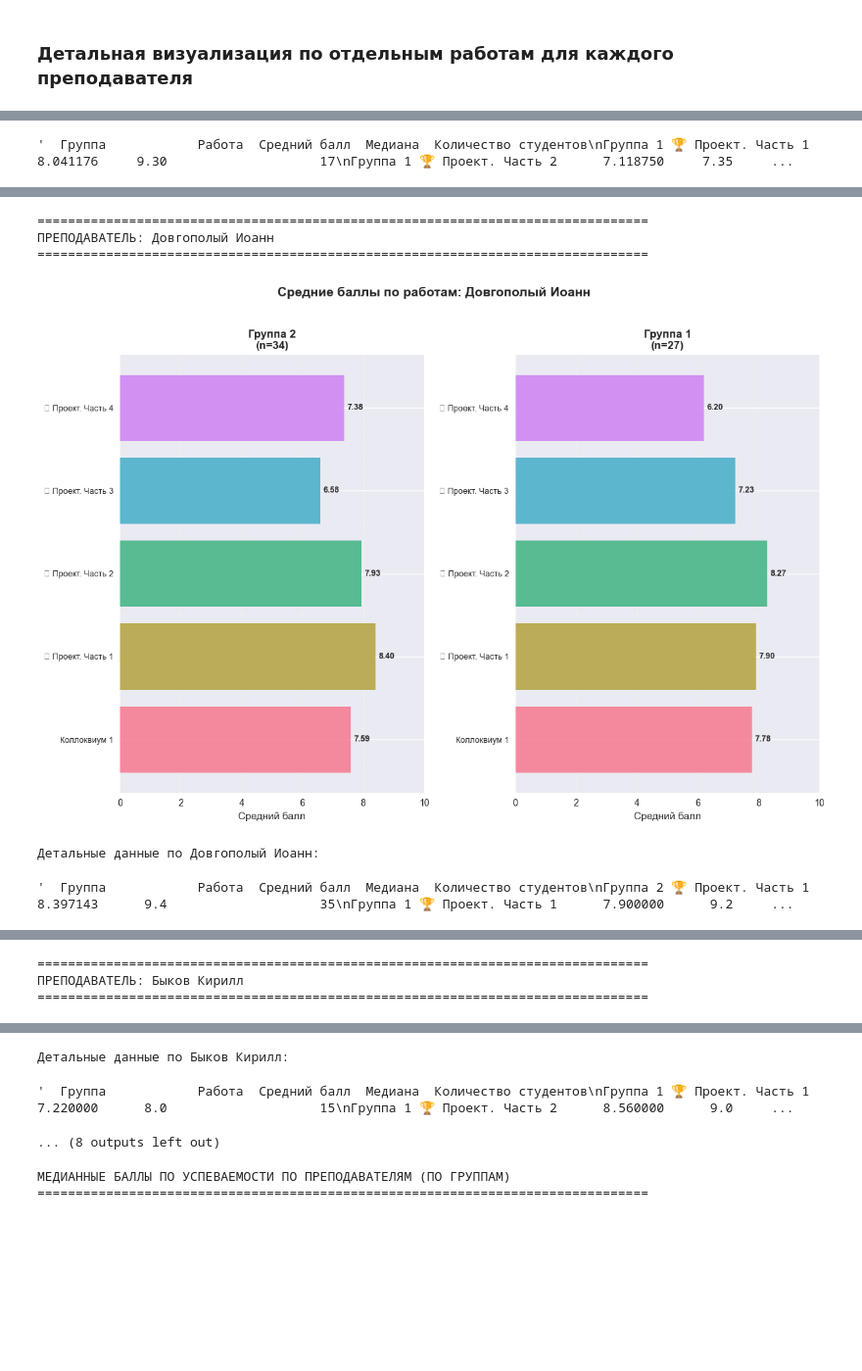
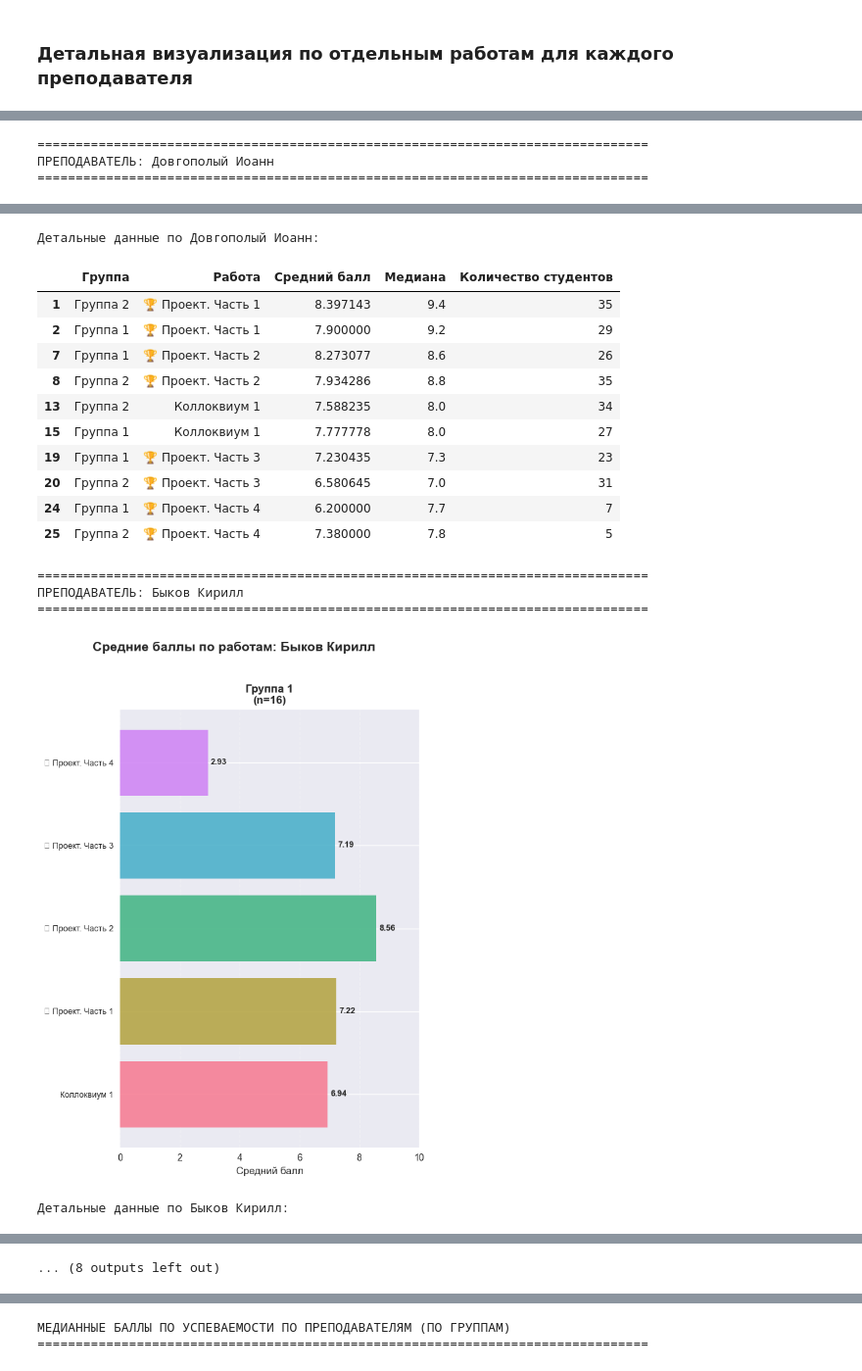
Before and after one commit to DwayneWard/courses_metrics, a Jupyter notebook: instructor_analytics.ipynb, the cells around one changed output, grey strips where cells are left out. Shown at 98% size. Drawn from its saved outputs; the diff is of its cells as text; code cells hidden in the pictures; blank space fills up the shorter version.

```diff
--- a/instructor_analytics.ipynb
+++ b/instructor_analytics.ipynb
@@ -275,7 +275,7 @@ if len(performance_df) > 0:
         # Таблица с детальными данными
         print(f"\nДетальные данные по {instructor}:")
         display(instructor_data[['Группа', 'Работа', 'Средний балл', 'Медиана',
-                                'Количество студентов']].to_string(index=False))
+                                'Количество студентов']])
 # %% [output]
 ================================================================================
 ПРЕПОДАВАТЕЛЬ: Иванов Максим
@@ -285 +291,3 @@ if len(performance_df) > 0:
-'  Группа            Работа  Средний балл  Медиана  Количество студентов\nГруппа 1 🏆 Проект. Часть 1      8.041176     9.30                    17\nГруппа 1 🏆 Проект. Часть 2      7.118750     7.35     ...
+================================================================================
+ПРЕПОДАВАТЕЛЬ: Довгополый Иоанн
+================================================================================
@@ -286,6 +295,17 @@ if len(performance_df) > 0:
-================================================================================
-ПРЕПОДАВАТЕЛЬ: Довгополый Иоанн
-================================================================================
+Детальные данные по Довгополый Иоанн:
-[figure]
+|  | Группа | Работа | Средний балл | Медиана | Количество студентов |
+| 1 | Группа 2 | 🏆 Проект. Часть 1 | 8.397143 | 9.4 | 35 |
+| 2 | Группа 1 | 🏆 Проект. Часть 1 | 7.900000 | 9.2 | 29 |
+| 7 | Группа 1 | 🏆 Проект. Часть 2 | 8.273077 | 8.6 | 26 |
+| 8 | Группа 2 | 🏆 Проект. Часть 2 | 7.934286 | 8.8 | 35 |
+| 13 | Группа 2 | Коллоквиум 1 | 7.588235 | 8.0 | 34 |
+| 15 | Группа 1 | Коллоквиум 1 | 7.777778 | 8.0 | 27 |
+| 19 | Группа 1 | 🏆 Проект. Часть 3 | 7.230435 | 7.3 | 23 |
+| 20 | Группа 2 | 🏆 Проект. Часть 3 | 6.580645 | 7.0 | 31 |
+| 24 | Группа 1 | 🏆 Проект. Часть 4 | 6.200000 | 7.7 | 7 |
+| 25 | Группа 2 | 🏆 Проект. Часть 4 | 7.380000 | 7.8 | 5 |
-Детальные данные по Довгополый Иоанн:
+================================================================================
+ПРЕПОДАВАТЕЛЬ: Быков Кирилл
+================================================================================
+[figure]
-'  Группа            Работа  Средний балл  Медиана  Количество студентов\nГруппа 2 🏆 Проект. Часть 1      8.397143      9.4                    35\nГруппа 1 🏆 Проект. Часть 1      7.900000      9.2     ...
+Детальные данные по Быков Кирилл:
@@ -292,3 +318 @@ if len(performance_df) > 0:
-================================================================================
-ПРЕПОДАВАТЕЛЬ: Быков Кирилл
-================================================================================
+... (8 outputs left out)
@@ -296,6 +319,3 @@ if len(performance_df) > 0:
-Детальные данные по Быков Кирилл:
-'  Группа            Работа  Средний балл  Медиана  Количество студентов\nГруппа 1 🏆 Проект. Часть 1      7.220000      8.0                    15\nГруппа 1 🏆 Проект. Часть 2      8.560000      9.0     ...
-... (8 outputs left out)
 # %%
 median_df = instructor_analytics.get_median_performance_by_instructor()
 
```
Also changed, not shown: parts of 2 cells of this notebook.
